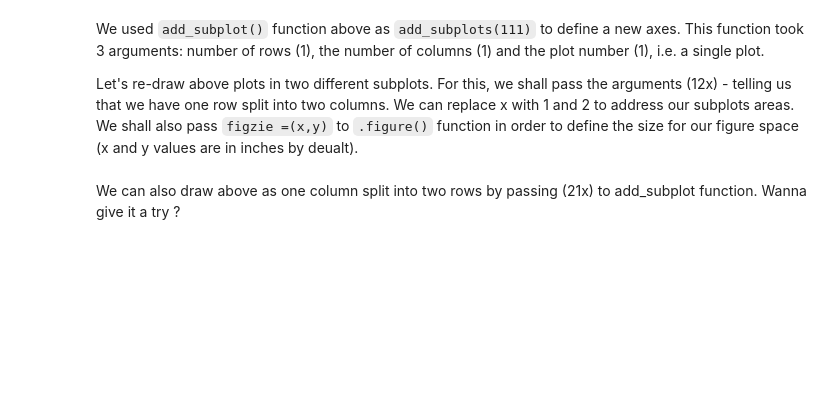
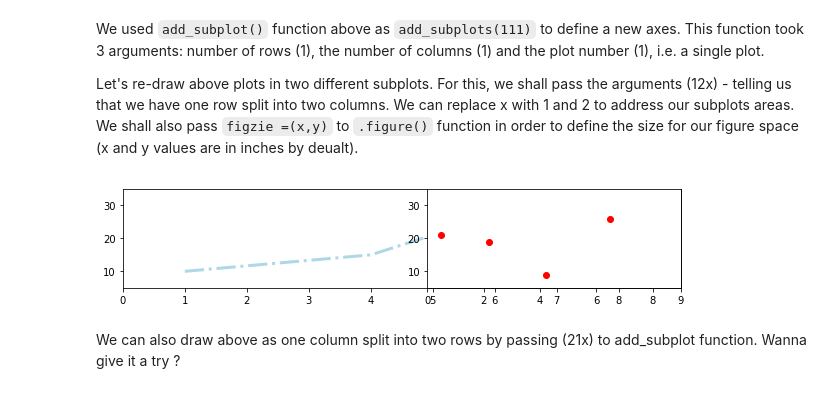
Before and after one commit to dws2515/dsc-0-03-131-customizing-matplotlib-online-ds-sp-000, a Jupyter notebook: index.ipynb, the cells around one changed output. Cells and saved outputs as stored; diff of their text form; code cells hidden in the pictures; blank space fills up the shorter version.

```diff
--- a/index.ipynb
+++ b/index.ipynb
@@ -140,27 +140,29 @@ Let's re-draw above plots in two different subplots. For this, we shall pass the
 # %%
 # Define a new figure with matplotlib's .plot() function. Set the size of figure space
 new_figure = plt.figure(figsize=(10,4))
 
 # Add a subplot to the figure - a new axes
 ax = new_figure.add_subplot(211)
 
 # Add a second subplot to the figure - a new axes
-ax2 = new_figure.add_subplot(122)
+ax2 = new_figure.add_subplot(222)
 
 # Generate a line plot on first axes
 ax.plot([1, 4, 6, 8], [10, 15, 27, 32], color='lightblue', linewidth=3, linestyle = '-.')
 
 # Draw a scatter plot on 2nd axes
 ax2.scatter([0.5, 2.2, 4.2, 6.5], [21, 19, 9, 26], color='red', marker='o')
 
 # Set the limits of x and y for first axes
 ax.set_xlim(0, 9), ax.set_ylim(5,35)
 
 # Set the limits of x and y for 2nd axes
 ax2.set_xlim(0, 9), ax2.set_ylim(5,35)
 
 # Show the plot
 plt.show()
+# %% [output]
+[figure, added]
 # %% [markdown]
 We can also draw above as one column split into two rows by passing (21x) to add_subplot function. Wanna give it a try ?
 # %% [markdown]
```
